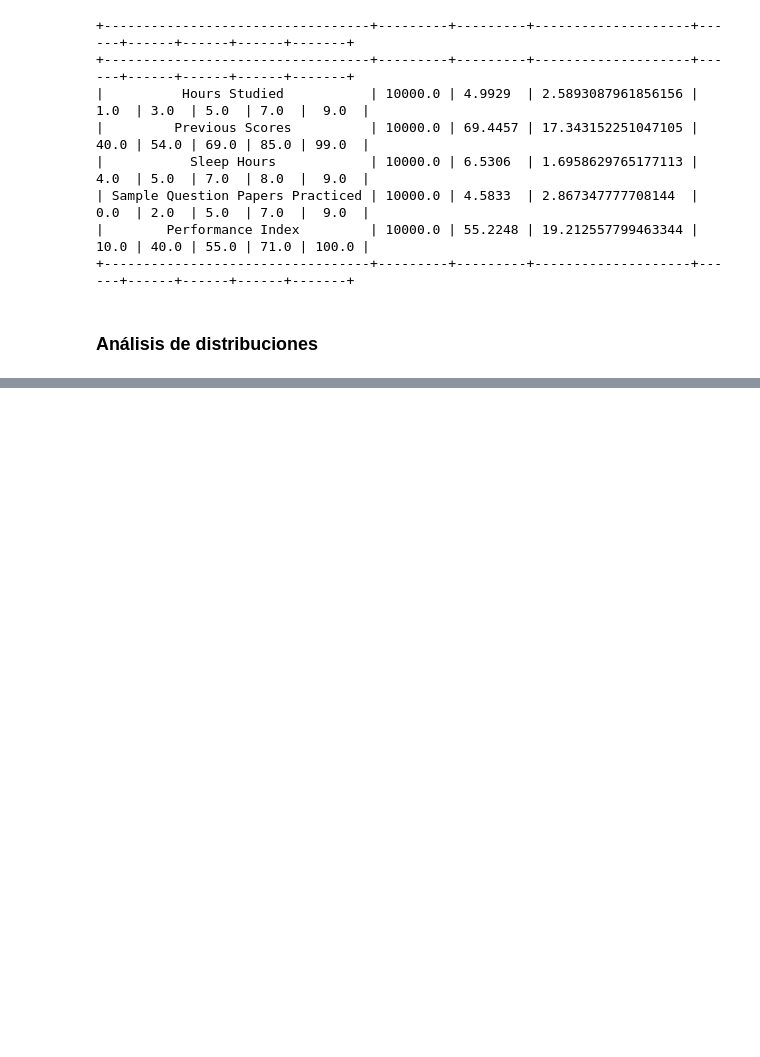
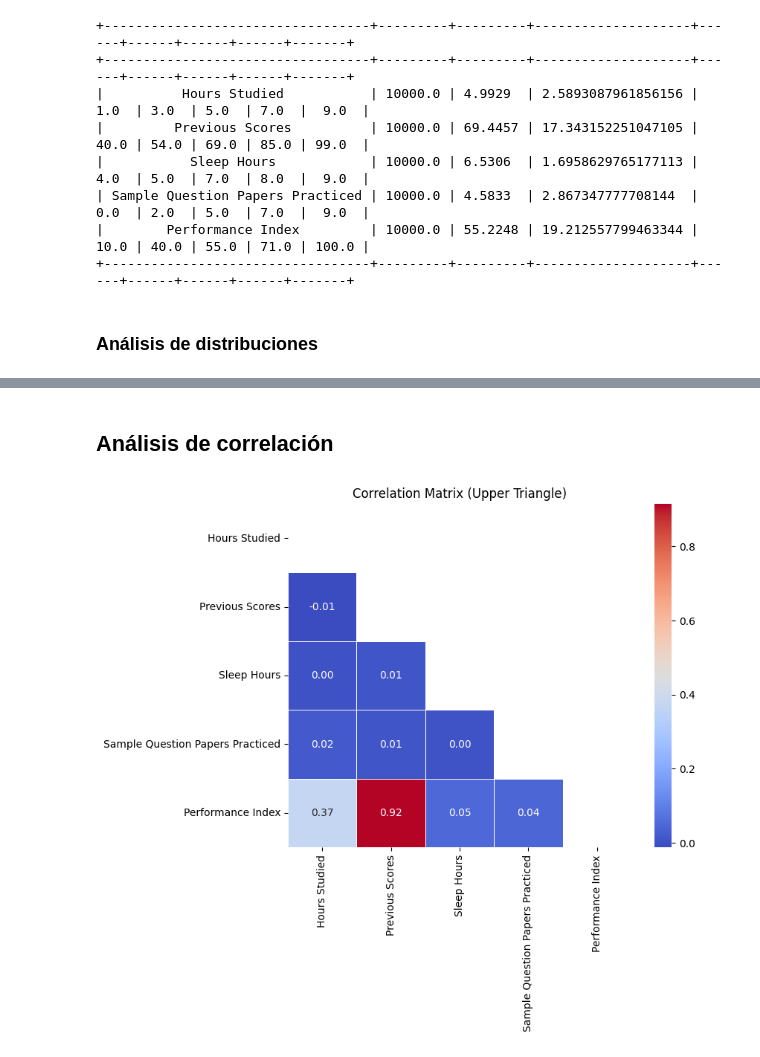
Before and after one commit to ingjfnf/PROJECT_GRUPO_28, a Jupyter notebook: ANALISIS_EXPLOTARIO/EDA.ipynb, the cells around one changed output, grey strips where cells are left out. Saved outputs shown, nothing was run; the diff lists cells and outputs as text; code cells hidden in the pictures; blank space fills up the shorter version.

```diff
--- a/ANALISIS_EXPLOTARIO/EDA.ipynb
+++ b/ANALISIS_EXPLOTARIO/EDA.ipynb
@@ -63,0 +99,11 @@ plt.show()
+# %% [markdown]
+## Análisis de correlación
+# %%
+correlation_matrix = df.select_dtypes(include='number').corr() #variables númericas para poder interpretar la correlación de variables
+plt.figure(figsize=(8, 6))
+mask = np.triu(np.ones_like(correlation_matrix, dtype=bool))
+sns.heatmap(correlation_matrix, mask=mask, annot=True, cmap='coolwarm', square=True, linewidths=0.5, fmt=".2f")
+plt.title('Correlation Matrix (Upper Triangle)')
+plt.show()
+# %% [output]
+[figure, added]
```
Also changed, not shown: parts of 7 cells of this notebook.
